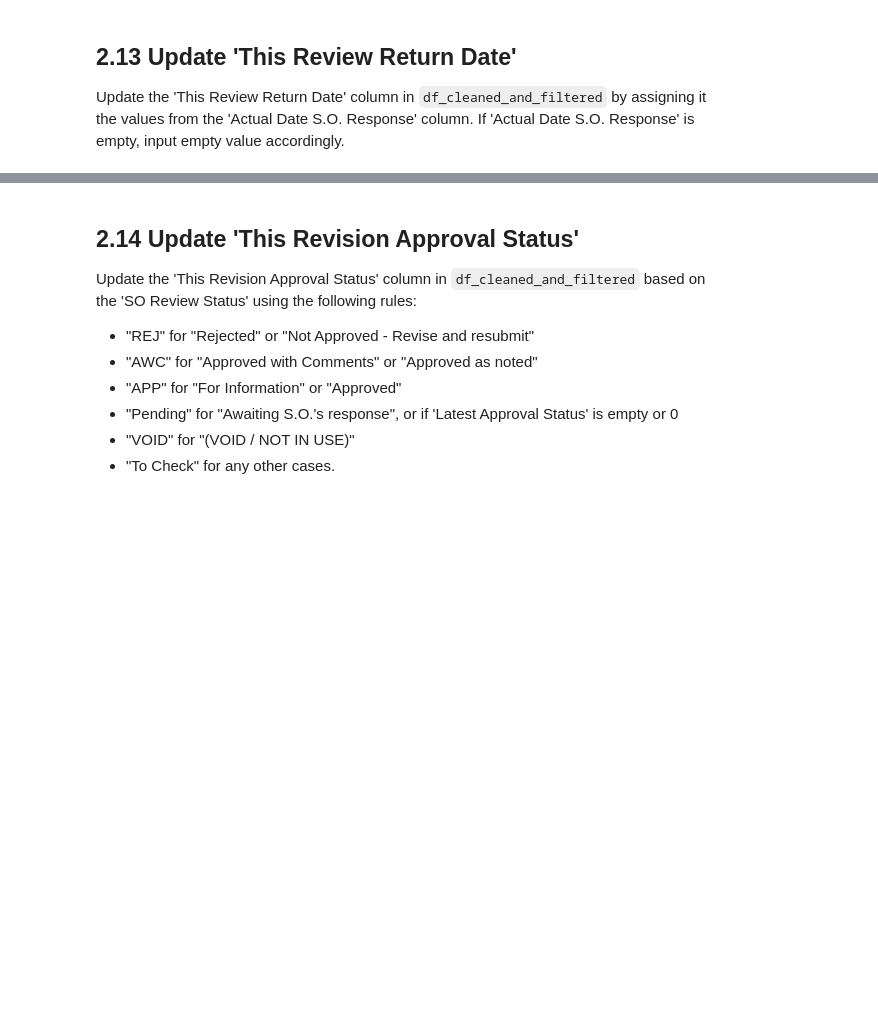
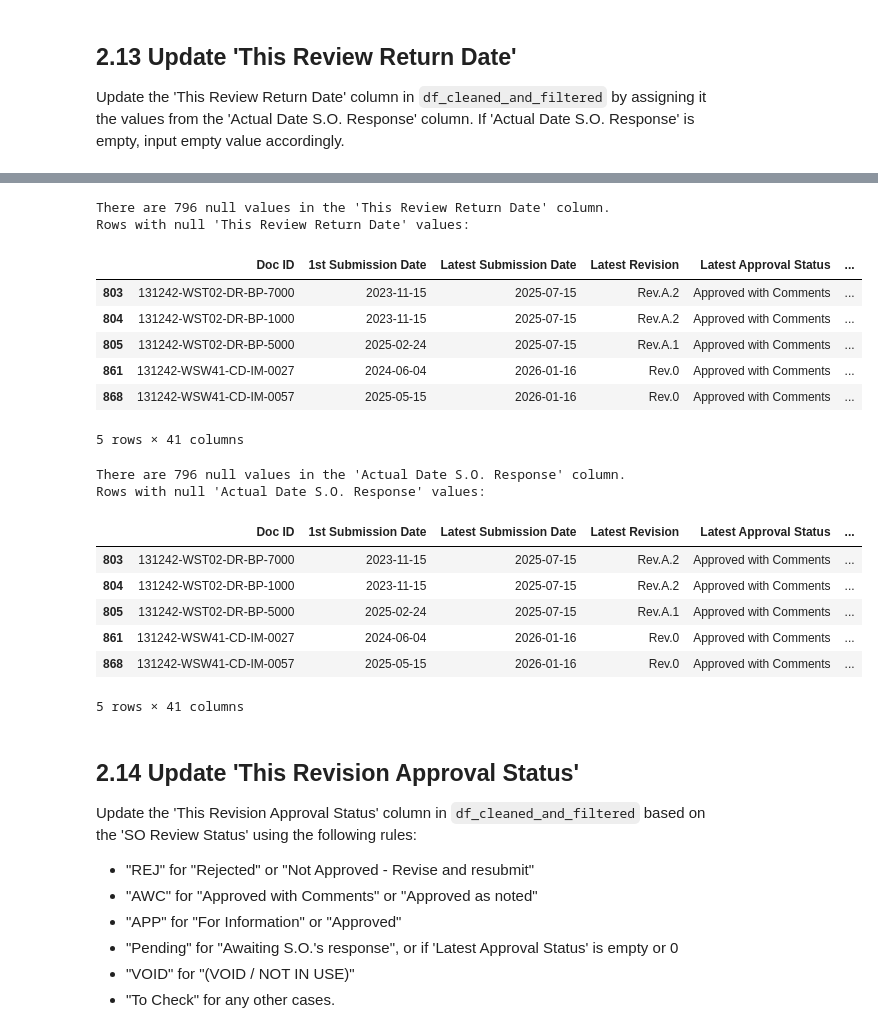
Before and after one commit to chinwarsoon/Engineering-and-Design, a Jupyter notebook: dcc/dcc_mdl.ipynb, the cells around one changed output, grey strips where cells are left out. Saved outputs shown, nothing was run; the diff lists cells and outputs as text; code cells hidden in the pictures; blank space fills up the shorter version.

```diff
--- a/dcc/dcc_mdl.ipynb
+++ b/dcc/dcc_mdl.ipynb
@@ -442,6 +761,6 @@ display(df_cleaned_and_filtered[['Doc ID', 'Document Owner']].head())
 # %%
-# Group by 'Doc ID' and aggregate unique 'Document Owner' values
-consolidated_submitted_by = df_cleaned_and_filtered.groupby('Doc ID')['Document Owner'].agg(lambda x: ', '.join(x.dropna().astype(str).unique().tolist())).reset_index()
+# Group by 'Doc ID' and aggregate unique 'Document Owner' values (separated by " && " if multiple)
+consolidated_submitted_by = df_cleaned_and_filtered.groupby('Doc ID')['Document Owner'].agg(lambda x: ' && '.join(x.dropna().astype(str).unique().tolist())).reset_index()
 consolidated_submitted_by.rename(columns={'Document Owner': 'Consolidated Submitted By'}, inplace=True)
 
 # Merge this back into the main DataFrame
@@ -489,8 +843,8 @@ display(df_cleaned_and_filtered[['Doc ID', 'Prolog Submittal No.', 'Document Des
 # %%
 
-# Group by 'Doc ID' and aggregate unique 'Document Description / Drawing Title' values
+# Group by 'Doc ID' and aggregate unique 'Document Description / Drawing Title' values (separated by " && " if multiple). Enclose each title in double quotes.
 # Enclose each individual title in double quotes before joining them
-consolidated_document_title = df_cleaned_and_filtered.groupby('Doc ID')['Document Description / Drawing Title'].agg(lambda x: ', '.join([f'"{item}"' for item in x.dropna().astype(str).unique().tolist()])).reset_index()
+consolidated_document_title = df_cleaned_and_filtered.groupby('Doc ID')['Document Description / Drawing Title'].agg(lambda x: ' && '.join([f'"{item}"' for item in x.dropna().astype(str).unique().tolist()])).reset_index()
 consolidated_document_title.rename(columns={'Document Description / Drawing Title': 'Consolidated Document Title'}, inplace=True)
 
 # Merge this back into the main DataFrame
@@ -542,3 +903,14 @@ df_cleaned_and_filtered['This Revision'] = df_cleaned_and_filtered['Rev ']
 
 print("DataFrame after updating 'This Revision' column:")
 display(df_cleaned_and_filtered[['Doc ID', 'Rev ', 'This Revision']].head())
+
+#check null data in 'This Revision' and 'Rev '
+columns_to_check = ['This Revision', 'Rev ']
+for col in columns_to_check:
+    num_nulls = df_cleaned_and_filtered[col].isnull().sum()
+    if num_nulls > 0:
+        print(f"There are {num_nulls} null values in the '{col}' column.")
+        print(f"Rows with null '{col}' values:")
+        display(df_cleaned_and_filtered[df_cleaned_and_filtered[col].isnull()].head())
+    else:
+        print(f"No null values found in the '{col}' column.")
@@ -556,0 +947,13 @@ display(df_cleaned_and_filtered[['Doc ID', 'Date Submit', 'This Submission Date'
+# %%
+# check null data in 'This Submission Date'
+
+columns_to_check = ['This Submission Date']
+
+for col in columns_to_check:
+    num_nulls = df_cleaned_and_filtered[col].isnull().sum()
+    if num_nulls > 0:
+        print(f"There are {num_nulls} null values in the '{col}' column.")
+        print(f"Rows with null '{col}' values:")
+        display(df_cleaned_and_filtered[df_cleaned_and_filtered[col].isnull()].head())
+    else:
+        print(f"No null values found in the '{col}' column.")
@@ -580,3 +993,35 @@ display(df_cleaned_and_filtered[['Doc ID', 'Prolog Submittal No.', 'Prolog Rev.'
+# %%
+# check null data in 'This Review Return Date' and 'Actual Date S.O. Response'
+
+columns_to_check = ['This Review Return Date', 'Actual Date S.O. Response']
+
+for col in columns_to_check:
+    num_nulls = df_cleaned_and_filtered[col].isnull().sum()
+    if num_nulls > 0:
+        print(f"There are {num_nulls} null values in the '{col}' column.")
+        print(f"Rows with null '{col}' values:")
+        display(df_cleaned_and_filtered[df_cleaned_and_filtered[col].isnull()].head())
+    else:
+        print(f"No null values found in the '{col}' column.")
+# %% [output]
+There are 796 null values in the 'This Review Return Date' column.
+Rows with null 'This Review Return Date' values:
+|  | Doc ID | 1st Submission Date | Latest Submission Date | Latest Revision | Latest Approval Status | ... |
+| 803 | 131242-WST02-DR-BP-7000 | 2023-11-15 | 2025-07-15 | Rev.A.2 | Approved with Comments | ... |
+| 804 | 131242-WST02-DR-BP-1000 | 2023-11-15 | 2025-07-15 | Rev.A.2 | Approved with Comments | ... |
+| 805 | 131242-WST02-DR-BP-5000 | 2025-02-24 | 2025-07-15 | Rev.A.1 | Approved with Comments | ... |
+| 861 | 131242-WSW41-CD-IM-0027 | 2024-06-04 | 2026-01-16 | Rev.0 | Approved with Comments | ... |
+| 868 | 131242-WSW41-CD-IM-0057 | 2025-05-15 | 2026-01-16 | Rev.0 | Approved with Comments | ... |
+5 rows × 41 columns
+There are 796 null values in the 'Actual Date S.O. Response' column.
+Rows with null 'Actual Date S.O. Response' values:
+|  | Doc ID | 1st Submission Date | Latest Submission Date | Latest Revision | Latest Approval Status | ... |
+| 803 | 131242-WST02-DR-BP-7000 | 2023-11-15 | 2025-07-15 | Rev.A.2 | Approved with Comments | ... |
+| 804 | 131242-WST02-DR-BP-1000 | 2023-11-15 | 2025-07-15 | Rev.A.2 | Approved with Comments | ... |
+| 805 | 131242-WST02-DR-BP-5000 | 2025-02-24 | 2025-07-15 | Rev.A.1 | Approved with Comments | ... |
+| 861 | 131242-WSW41-CD-IM-0027 | 2024-06-04 | 2026-01-16 | Rev.0 | Approved with Comments | ... |
+| 868 | 131242-WSW41-CD-IM-0057 | 2025-05-15 | 2026-01-16 | Rev.0 | Approved with Comments | ... |
+5 rows × 41 columns
 # %% [markdown]
 ## 2.14 Update 'This Revision Approval Status'
 
```
Also changed, not shown: parts of 53 cells of this notebook, 2 other files.
